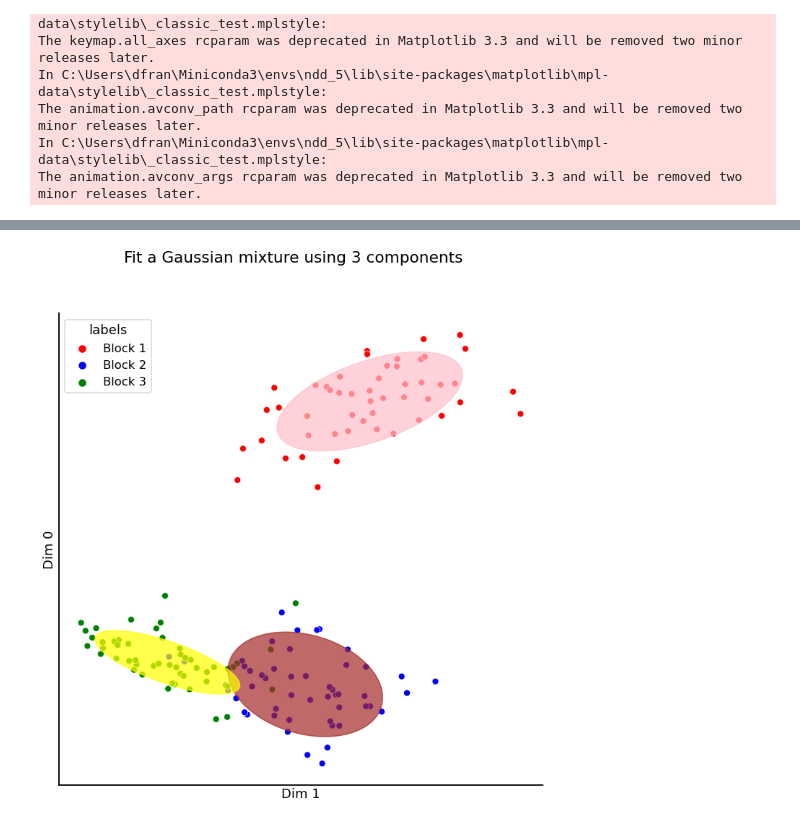
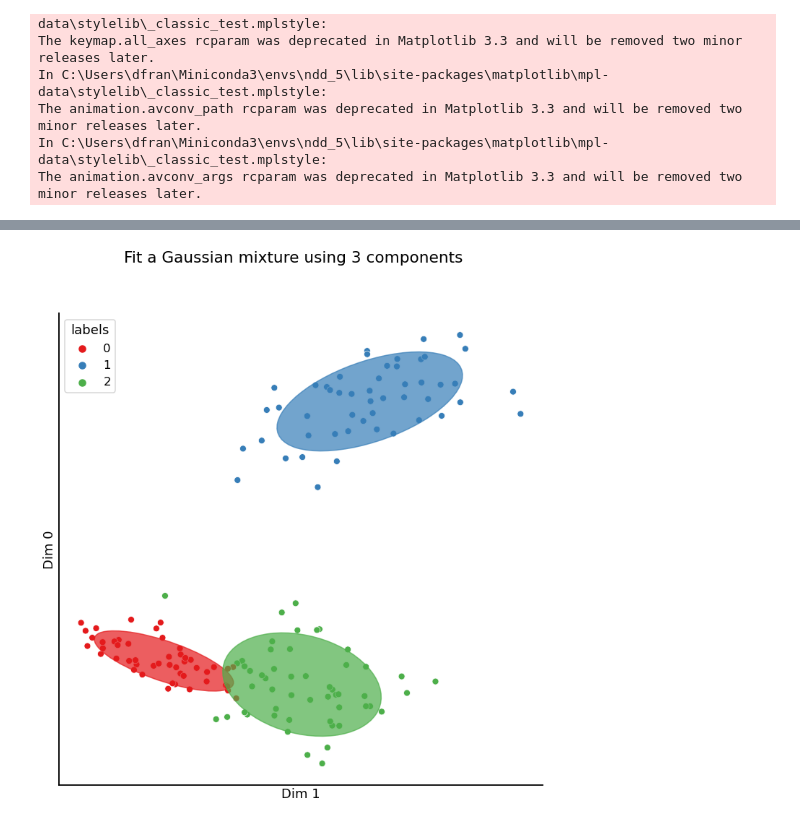
Before and after one commit to dfrancisco1998/ndd_stuff, a Jupyter notebook: proof of concept 11.3.ipynb, the cells around one changed output, grey strips where cells are left out. Cells and saved outputs as stored; diff of their text form; code cells hidden in the pictures.

Commit message:
cluster labels are numerical

```diff
--- a/proof of concept 11.3.ipynb
+++ b/proof of concept 11.3.ipynb
@@ -47,15 +47,7 @@ def _plot_ellipse(
     sns.scatterplot(
         data=data, x=X[:, j], y=X[:, k], ax=ax, hue="labels", palette=label_palette
     )
-    means_collector = data[[j, k, "labels"]]
-    means_collector = means_collector.groupby("labels").mean()
-    lst_tups = list(zip(means_collector[j], means_collector[k]))
-    means_list = [[i[0], i[1]] for i in lst_tups]
-    distance_arr = euclidean_distances(np.asarray(means_list), means[:, [j, k]])
     for i, (mean, covar) in enumerate(zip(means, covariances)):
-        min_inds = np.argwhere(distance_arr[i] == np.min(distance_arr[i]))
-        ind = min_inds[0,0]
-        min_block_name = list(means_collector.index)[ind]
         v, w = linalg.eigh(covar)
         v = 2.0 * np.sqrt(2.0) * np.sqrt(v)
         u = w[0] / linalg.norm(w[0])
@@ -67,7 +59,7 @@ def _plot_ellipse(
             v[0],
             v[1],
             180.0 + angle,
-            color=cluster_palette[min_block_name],
+            color=cluster_palette[i],
         )
         ell.set_clip_box(ax.bbox)
         ell.set_alpha(alpha)
@@ -135,7 +127,7 @@ def pairplot_with_gmm(
     data = pd.DataFrame(data=X)
     num_comps = gmm.n_components
     if labels is None:
-        lab_names = ["Block {}".format(i) for i in range(num_comps)]
+        lab_names = [i for i in range(num_comps)]
         data["labels"] = np.asarray([lab_names[Y_[i]] for i in range(Y_.shape[0])])
     else:
         data["labels"] = labels
@@ -238,14 +258,14 @@ def pairplot_with_gmm(
 # %%
 from sklearn.mixture import GaussianMixture
 gmm = GaussianMixture(n_components=3, covariance_type='full').fit(X[:, :2])
 
 labels = ['Block 1'] * 50 + ['Block 2'] * 50 + ['Block 3'] * 50
-cluster_palette = {"Block 1": 'pink', "Block 2": 'brown', "Block 3": 'yellow'}
+cluster_palette = {0: 'red', 1:'blue', 2: 'green'}
 label_palette = {"Block 1": 'red', 'Block 2':'blue', 'Block 3': 'green'}
-pairplot_with_gmm(X[:,:2], gmm, labels = labels, cluster_palette = cluster_palette,  label_palette = label_palette)
-#pairplot_with_gmm(X[:, :2], gmm, labels = None, cluster_palette = None,  label_palette = None)
+#pairplot_with_gmm(X, gmm, labels = labels, cluster_palette = cluster_palette,  label_palette = label_palette)
+pairplot_with_gmm(X[:, :2], gmm, labels = None, cluster_palette = None,  label_palette = None)
 # %% [output]
-[figure, old version]
+[figure, new version]
 # %%
 from sklearn.mixture import GaussianMixture
 gmm = GaussianMixture(n_components=3, covariance_type='full').fit(X[:, :2])
```
Also changed, not shown: parts of 5 cells of this notebook.
